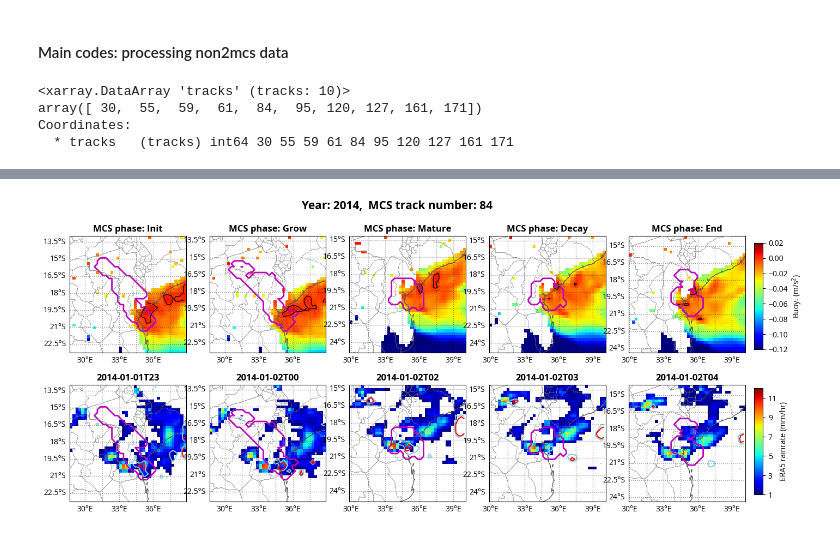
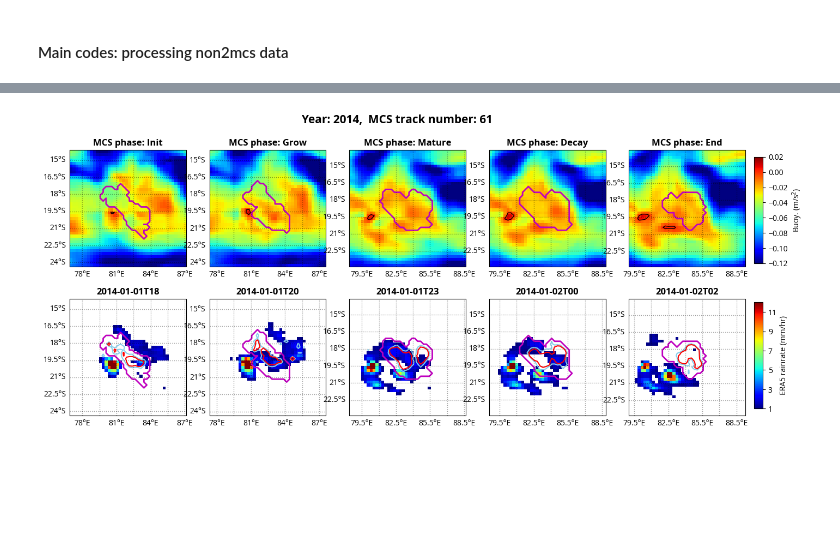
Before and after one commit to weiming9115/MCS_buoyancy_FLEXTRKR, a Jupyter notebook: notebooks/mcs_track_maps_phase.ipynb, the cells around one changed output, grey strips where cells are left out. Drawn from its saved outputs; the diff is of its cells as text; code cells hidden in the pictures; blank space fills up the shorter version.

```diff
--- a/notebooks/mcs_track_maps_phase.ipynb
+++ b/notebooks/mcs_track_maps_phase.ipynb
@@ -147,10 +147,3 @@ def plot_era5_gpm_rainrate(data_track, data_env_phase, subplots_ax, row_pos):
         gl.yformatter = LATITUDE_FORMATTER
 # %% [markdown]
 #### Main codes: processing non2mcs data
-# %%
-data_track.tracks[:10]
-# %% [output]
-<xarray.DataArray 'tracks' (tracks: 10)>
-array([ 30,  55,  59,  61,  84,  95, 120, 127, 161, 171])
-Coordinates:
-  * tracks   (tracks) int64 30 55 59 61 84 95 120 127 161 171
@@ -162,7 +157,7 @@ data_track = xr.open_dataset(dir_mcs_track / 'mcs_tracks_non2mcs_{}.tropics30NS.
 dir_env_track = Path('/neelin2020/mcs_flextrkr/mcs_stats/envs_track/{}/tropics'.format(year))
 
 # find selected MCS-env data with the ID accordingly
-track_number = 84
+track_number = 61
 
 data_env_phase = xr.open_dataset(dir_env_track / 'mcs_era5_3D_envs_{}.{}.LD.nc'.format(year,str(track_number).zfill(5)))
 
@@ -197 +192 @@ Wall time: 757 ms
-[figure, old version]
+[figure, new version]
```
Also changed, not shown: parts of 2 cells of this notebook, 17 other files.
